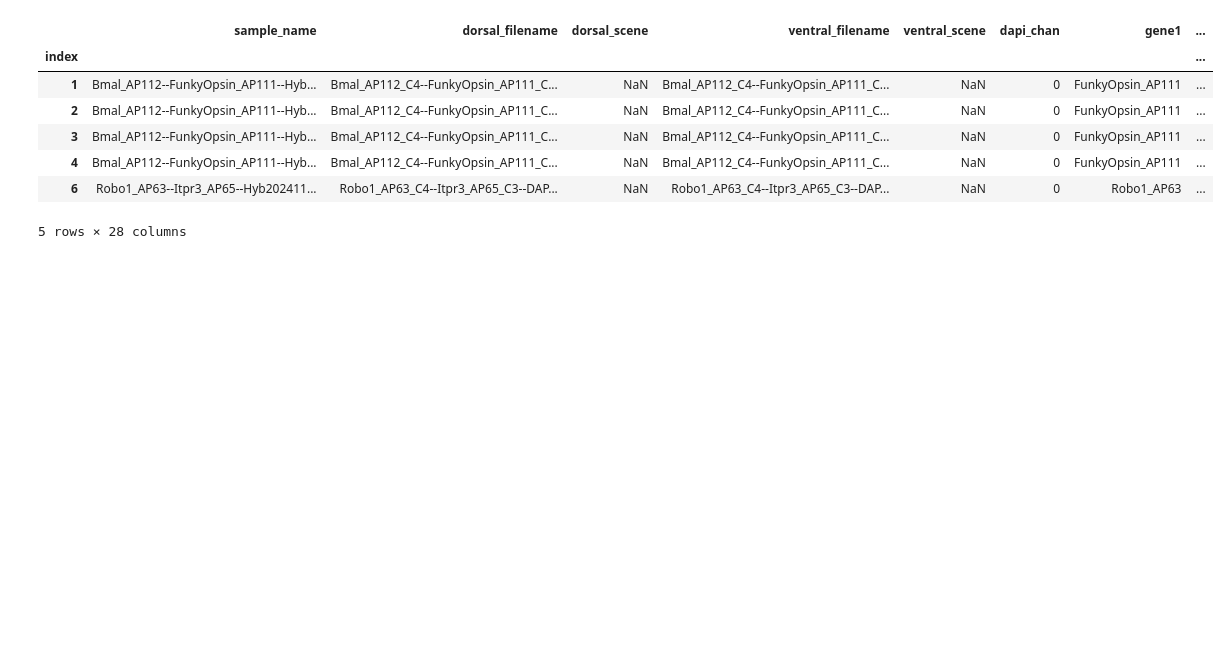
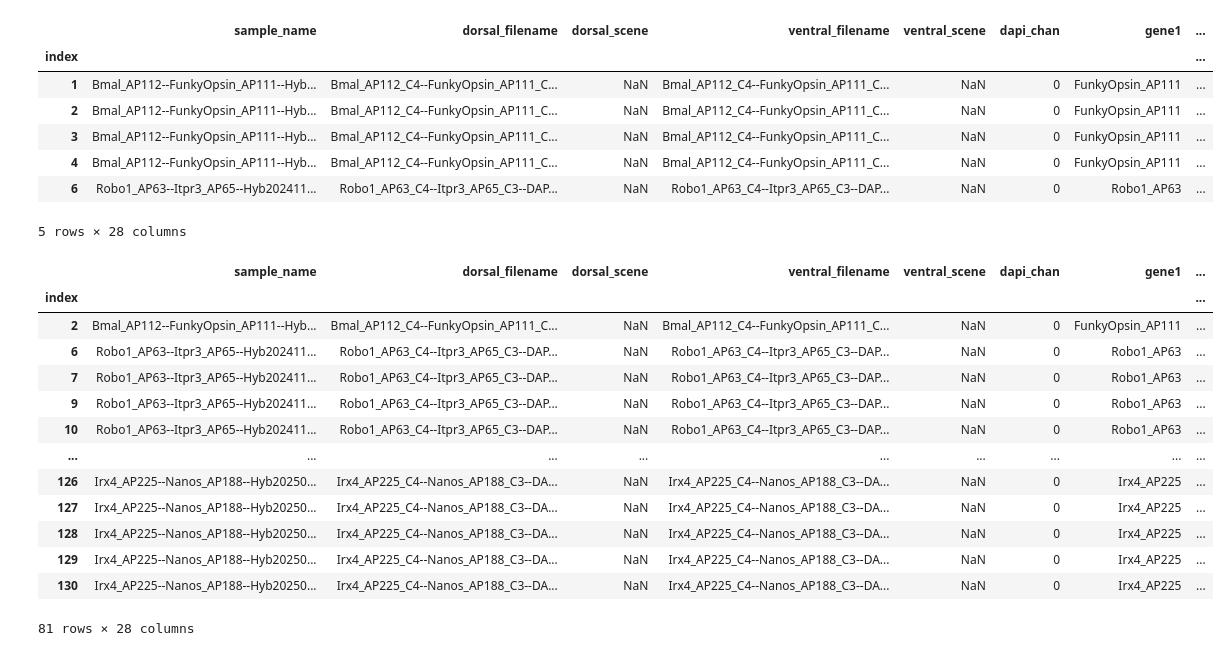
Before and after one commit to Buglakova/platy_scrnaseq_integration, a Jupyter notebook: preprocess_input_data/filter_spinning_disk_genes.ipynb, the cells around one changed output. Saved outputs shown, nothing was run; the diff lists cells and outputs as text; code cells hidden in the pictures; blank space fills up the shorter version.

```diff
--- a/preprocess_input_data/filter_spinning_disk_genes.ipynb
+++ b/preprocess_input_data/filter_spinning_disk_genes.ipynb
@@ -26,3 +27,20 @@ annotation_df.head()
 5 rows × 28 columns
 # %%
 annotation_df = annotation_df[(annotation_df["spotiflow_gene1"] == "yes") | (annotation_df["spotiflow_gene2"] == "yes")]
+# %%
+annotation_df
+# %% [output]
+|  | sample_name | dorsal_filename | dorsal_scene | ventral_filename | ventral_scene | dapi_chan | gene1 | ... |
+| index |  |  |  |  |  |  |  | ... |
+| 2 | Bmal_AP112--FunkyOpsin_AP111--Hyb... | Bmal_AP112_C4--FunkyOpsin_AP111_C... | NaN | Bmal_AP112_C4--FunkyOpsin_AP111_C... | NaN | 0 | FunkyOpsin_AP111 | ... |
+| 6 | Robo1_AP63--Itpr3_AP65--Hyb202411... | Robo1_AP63_C4--Itpr3_AP65_C3--DAP... | NaN | Robo1_AP63_C4--Itpr3_AP65_C3--DAP... | NaN | 0 | Robo1_AP63 | ... |
+| 7 | Robo1_AP63--Itpr3_AP65--Hyb202411... | Robo1_AP63_C4--Itpr3_AP65_C3--DAP... | NaN | Robo1_AP63_C4--Itpr3_AP65_C3--DAP... | NaN | 0 | Robo1_AP63 | ... |
+| 9 | Robo1_AP63--Itpr3_AP65--Hyb202411... | Robo1_AP63_C4--Itpr3_AP65_C3--DAP... | NaN | Robo1_AP63_C4--Itpr3_AP65_C3--DAP... | NaN | 0 | Robo1_AP63 | ... |
+| 10 | Robo1_AP63--Itpr3_AP65--Hyb202411... | Robo1_AP63_C4--Itpr3_AP65_C3--DAP... | NaN | Robo1_AP63_C4--Itpr3_AP65_C3--DAP... | NaN | 0 | Robo1_AP63 | ... |
+| ... | ... | ... | ... | ... | ... | ... | ... | ... |
+| 126 | Irx4_AP225--Nanos_AP188--Hyb20250... | Irx4_AP225_C4--Nanos_AP188_C3--DA... | NaN | Irx4_AP225_C4--Nanos_AP188_C3--DA... | NaN | 0 | Irx4_AP225 | ... |
+| 127 | Irx4_AP225--Nanos_AP188--Hyb20250... | Irx4_AP225_C4--Nanos_AP188_C3--DA... | NaN | Irx4_AP225_C4--Nanos_AP188_C3--DA... | NaN | 0 | Irx4_AP225 | ... |
+| 128 | Irx4_AP225--Nanos_AP188--Hyb20250... | Irx4_AP225_C4--Nanos_AP188_C3--DA... | NaN | Irx4_AP225_C4--Nanos_AP188_C3--DA... | NaN | 0 | Irx4_AP225 | ... |
+| 129 | Irx4_AP225--Nanos_AP188--Hyb20250... | Irx4_AP225_C4--Nanos_AP188_C3--DA... | NaN | Irx4_AP225_C4--Nanos_AP188_C3--DA... | NaN | 0 | Irx4_AP225 | ... |
+| 130 | Irx4_AP225--Nanos_AP188--Hyb20250... | Irx4_AP225_C4--Nanos_AP188_C3--DA... | NaN | Irx4_AP225_C4--Nanos_AP188_C3--DA... | NaN | 0 | Irx4_AP225 | ... |
+81 rows × 28 columns
```
Also changed, not shown: parts of 7 cells of this notebook, 2 other files.
